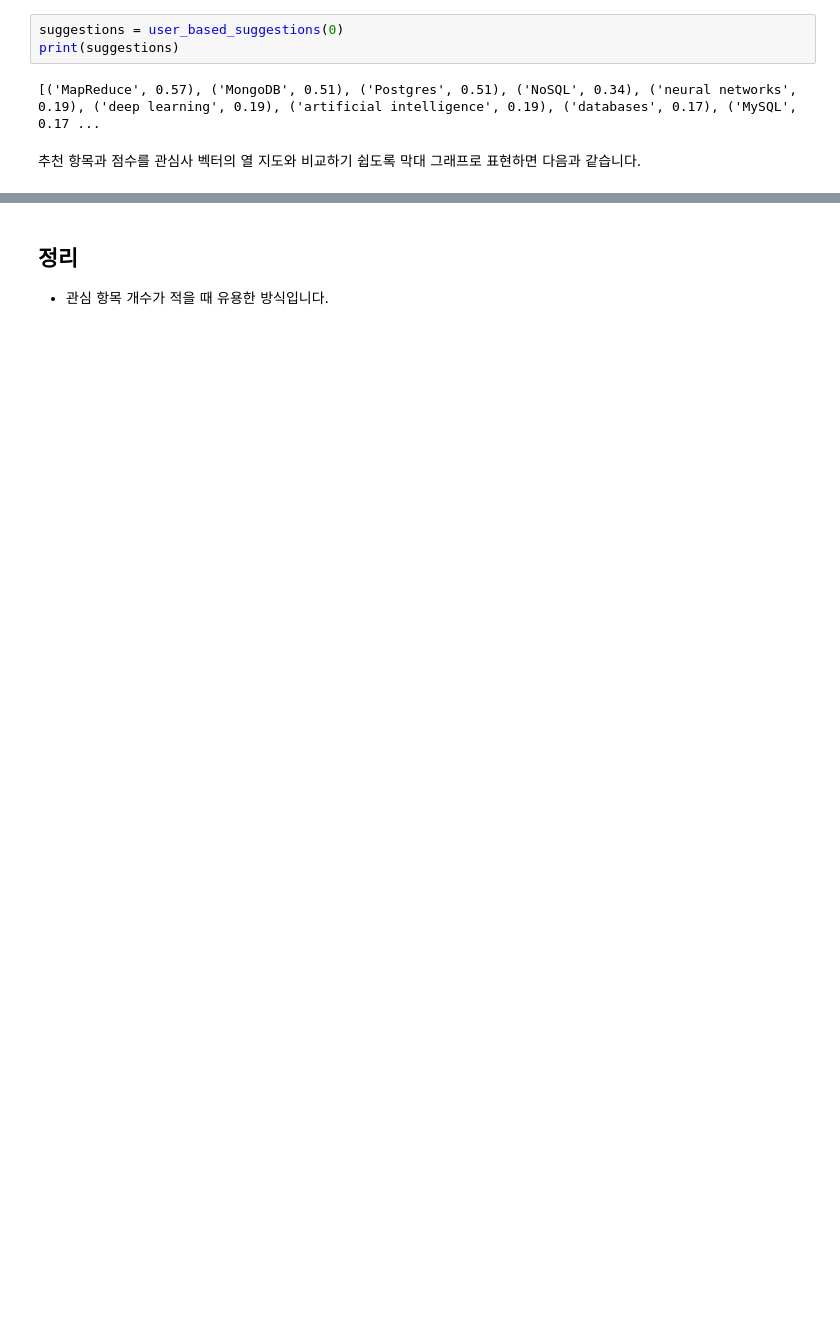
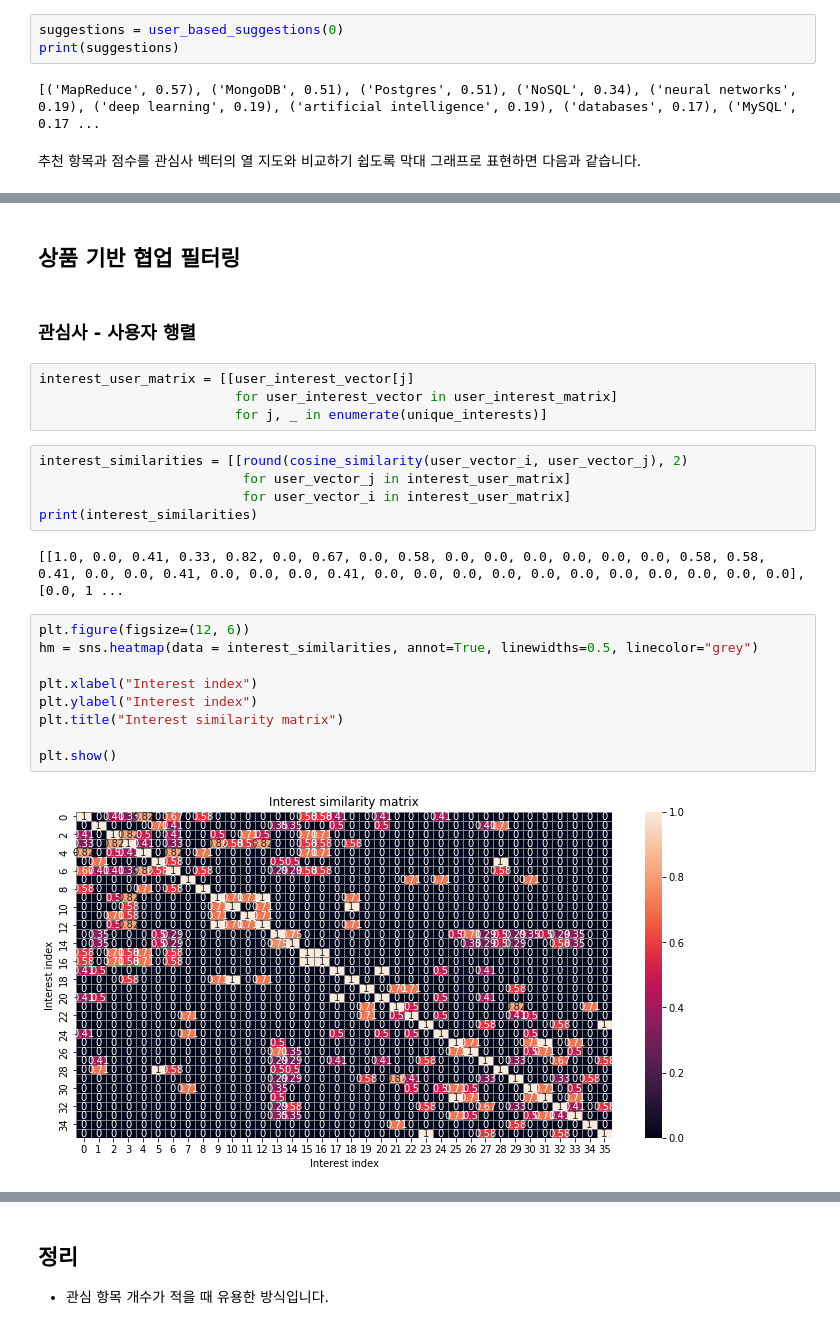
Before and after one commit to trvoid/ml-study, a Jupyter notebook: collaborative-filtering/user_based_cf.ipynb, the cells around one changed output, grey strips where cells are left out. Drawn from its saved outputs; the diff is of its cells as text; blank space fills up the shorter version.

```diff
--- a/collaborative-filtering/user_based_cf.ipynb
+++ b/collaborative-filtering/user_based_cf.ipynb
@@ -216,3 +216,29 @@ plt.title("Recommendation point")
 plt.show()
 # %% [output]
 [figure]
+# %% [markdown]
+## 상품 기반 협업 필터링
+# %% [markdown]
+### 관심사 - 사용자 행렬
+# %%
+interest_user_matrix = [[user_interest_vector[j]
+                         for user_interest_vector in user_interest_matrix]
+                         for j, _ in enumerate(unique_interests)]
+# %%
+interest_similarities = [[round(cosine_similarity(user_vector_i, user_vector_j), 2)
+                          for user_vector_j in interest_user_matrix]
+                          for user_vector_i in interest_user_matrix]
+print(interest_similarities)
+# %% [output]
+[[1.0, 0.0, 0.41, 0.33, 0.82, 0.0, 0.67, 0.0, 0.58, 0.0, 0.0, 0.0, 0.0, 0.0, 0.0, 0.58, 0.58, 0.41, 0.0, 0.0, 0.41, 0.0, 0.0, 0.0, 0.41, 0.0, 0.0, 0.0, 0.0, 0.0, 0.0, 0.0, 0.0, 0.0, 0.0, 0.0], [0.0, 1 ...
+# %%
+plt.figure(figsize=(12, 6))
+hm = sns.heatmap(data = interest_similarities, annot=True, linewidths=0.5, linecolor="grey")
+
+plt.xlabel("Interest index")
+plt.ylabel("Interest index")
+plt.title("Interest similarity matrix")
+
+plt.show()
+# %% [output]
+[figure, added]
```
Also changed, not shown: parts of 12 cells of this notebook.
